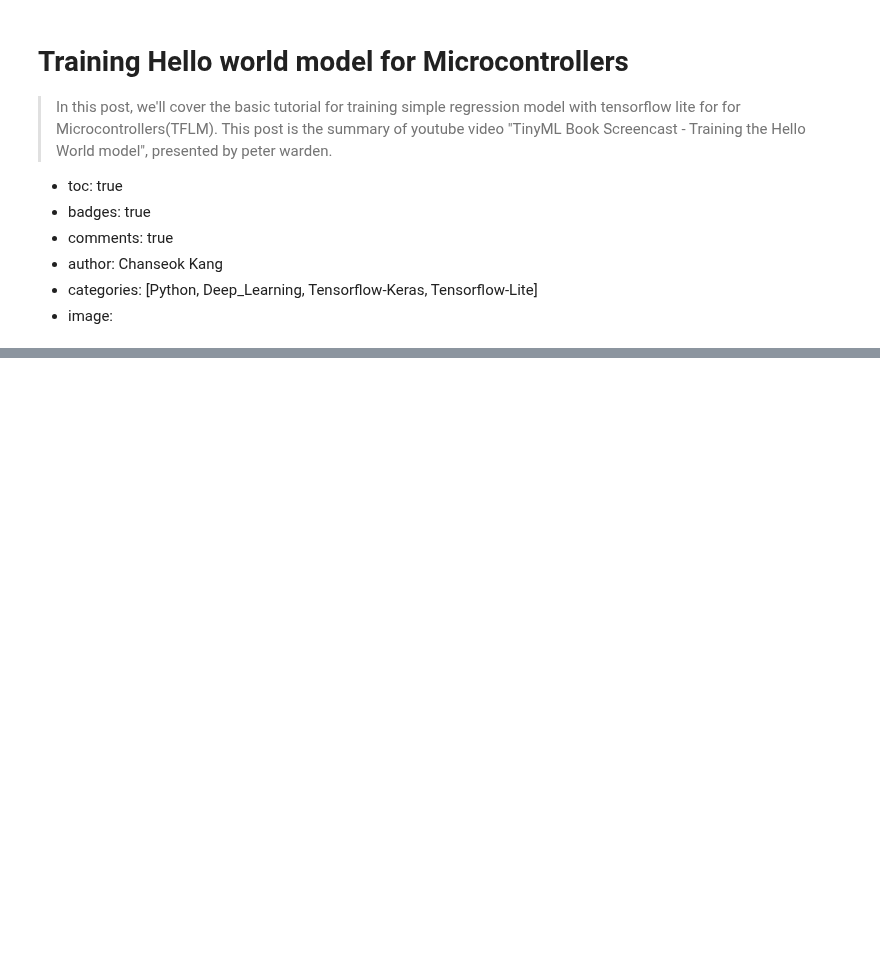
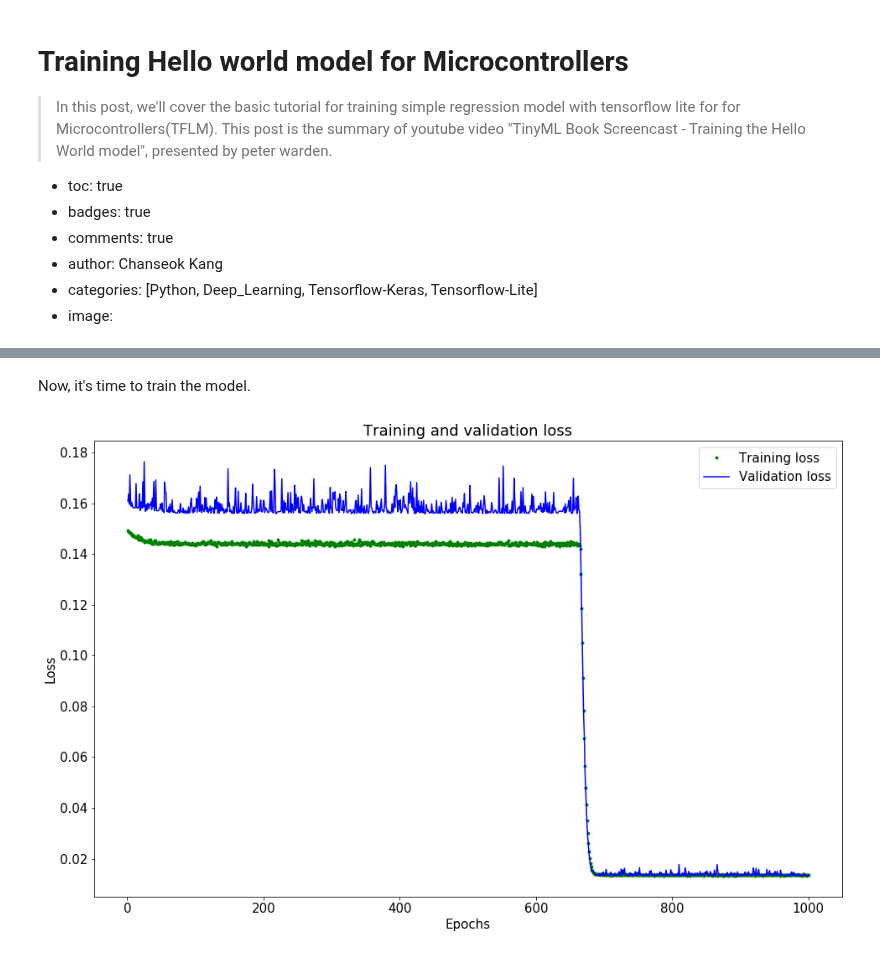
Before and after one commit to goodboychan/goodboychan.github.io, a Jupyter notebook: _notebooks/2020-09-24-01-Training-Hello-world-Model-for-Microcontroller.ipynb, the cells around one changed output, grey strips where cells are left out. Saved outputs shown, nothing was run; the diff lists cells and outputs as text; code cells hidden in the pictures; blank space fills up the shorter version.

```diff
--- a/_notebooks/2020-09-24-01-Training-Hello-world-Model-for-Microcontroller.ipynb
+++ b/_notebooks/2020-09-24-01-Training-Hello-world-Model-for-Microcontroller.ipynb
@@ -26,0 +132,6 @@ WIP
+# %%
+model = tf.keras.Sequential(name='sine')
+model.add(tf.keras.layers.Dense(16, activation='relu', input_shape=(1, )))
+model.add(tf.keras.layers.Dense(1))
+
+model.summary()
@@ -26,0 +151,23 @@ WIP
+# %%
+model.compile(optimizer='adam', loss='mse', metrics=['accuracy', 'mae'])
+# %% [markdown]
+Now, it's time to train the model.
+# %%
+history = model.fit(X_train, y_train, epochs=1000, batch_size=15, validation_data=(X_val, y_val), verbose=False)
+# %%
+# Draw a graph of the loss, which is the distance between
+# the predicted and actual values during training and validation.
+loss = history.history['loss']
+val_loss = history.history['val_loss']
+
+epochs = range(1, len(loss) + 1)
+
+plt.plot(epochs, loss, 'g.', label='Training loss')
+plt.plot(epochs, val_loss, 'b', label='Validation loss')
+plt.title('Training and validation loss')
+plt.xlabel('Epochs')
+plt.ylabel('Loss')
+plt.legend()
+plt.show()
+# %% [output]
+[figure, added]
```
Also changed, not shown: parts of 25 cells of this notebook, 3 other files.
